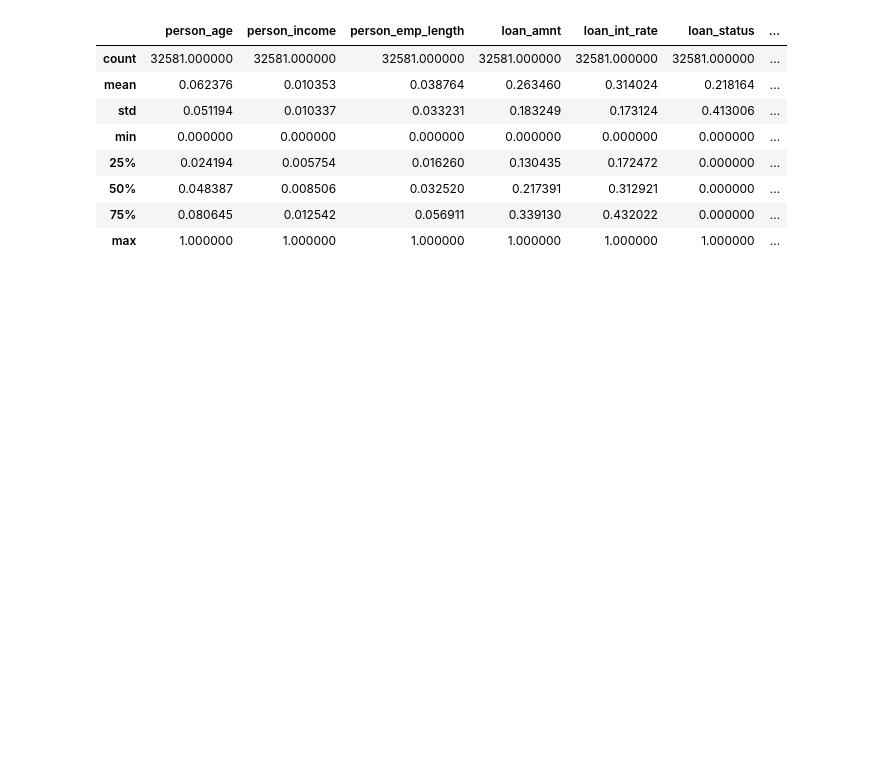
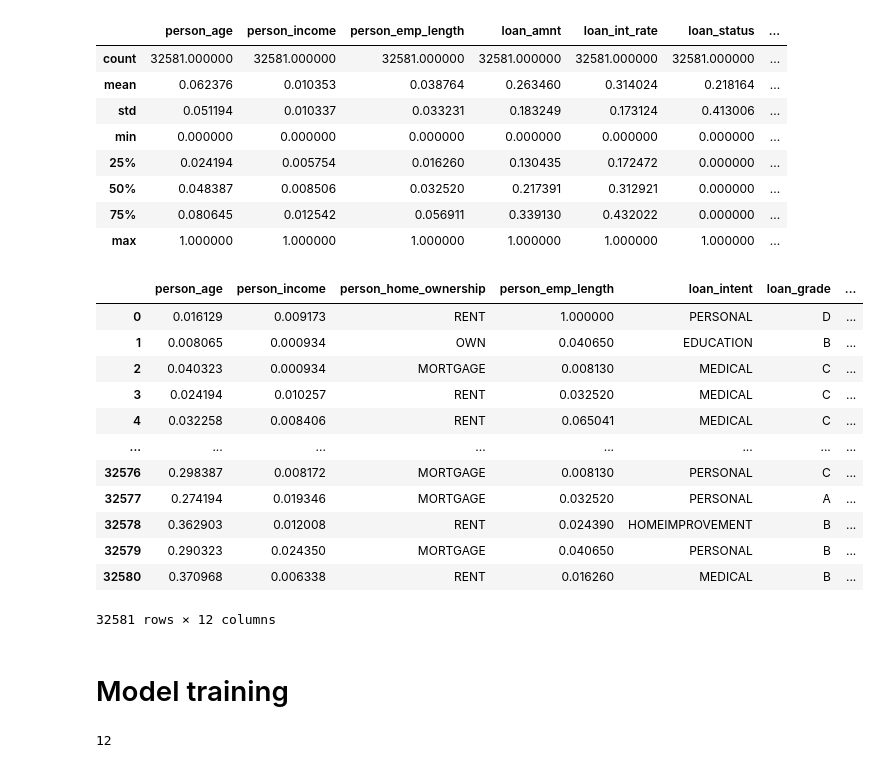
Before and after one commit to chiseanchang0727/kaggle, a Jupyter notebook: credit_risk_prediction/credit_risk_prediction.ipynb, the cells around one changed output. Cells and saved outputs as stored; diff of their text form; code cells hidden in the pictures; blank space fills up the shorter version.

```diff
--- a/credit_risk_prediction/credit_risk_prediction.ipynb
+++ b/credit_risk_prediction/credit_risk_prediction.ipynb
@@ -169,3 +173,21 @@ data.describe()
 | 50% | 0.048387 | 0.008506 | 0.032520 | 0.217391 | 0.312921 | 0.000000 | ... |
 | 75% | 0.080645 | 0.012542 | 0.056911 | 0.339130 | 0.432022 | 0.000000 | ... |
 | max | 1.000000 | 1.000000 | 1.000000 | 1.000000 | 1.000000 | 1.000000 | ... |
+# %%
+data
+# %% [output]
+|  | person_age | person_income | person_home_ownership | person_emp_length | loan_intent | loan_grade | ... |
+| 0 | 0.016129 | 0.009173 | RENT | 1.000000 | PERSONAL | D | ... |
+| 1 | 0.008065 | 0.000934 | OWN | 0.040650 | EDUCATION | B | ... |
+| 2 | 0.040323 | 0.000934 | MORTGAGE | 0.008130 | MEDICAL | C | ... |
+| 3 | 0.024194 | 0.010257 | RENT | 0.032520 | MEDICAL | C | ... |
+| 4 | 0.032258 | 0.008406 | RENT | 0.065041 | MEDICAL | C | ... |
+| ... | ... | ... | ... | ... | ... | ... | ... |
+| 32576 | 0.298387 | 0.008172 | MORTGAGE | 0.008130 | PERSONAL | C | ... |
+| 32577 | 0.274194 | 0.019346 | MORTGAGE | 0.032520 | PERSONAL | A | ... |
+| 32578 | 0.362903 | 0.012008 | RENT | 0.024390 | HOMEIMPROVEMENT | B | ... |
+| 32579 | 0.290323 | 0.024350 | MORTGAGE | 0.040650 | PERSONAL | B | ... |
+| 32580 | 0.370968 | 0.006338 | RENT | 0.016260 | MEDICAL | B | ... |
+32581 rows × 12 columns
+# %% [markdown]
+# Model training
@@ -171,0 +197,4 @@ data.describe()
+# %%
+x_train, y_train = train_test_split(train_raw, target, train_size=0.7, random_state=0, shuffle=True)
+# %% [output]
+12
```
Also changed, not shown: parts of 4 cells of this notebook.
